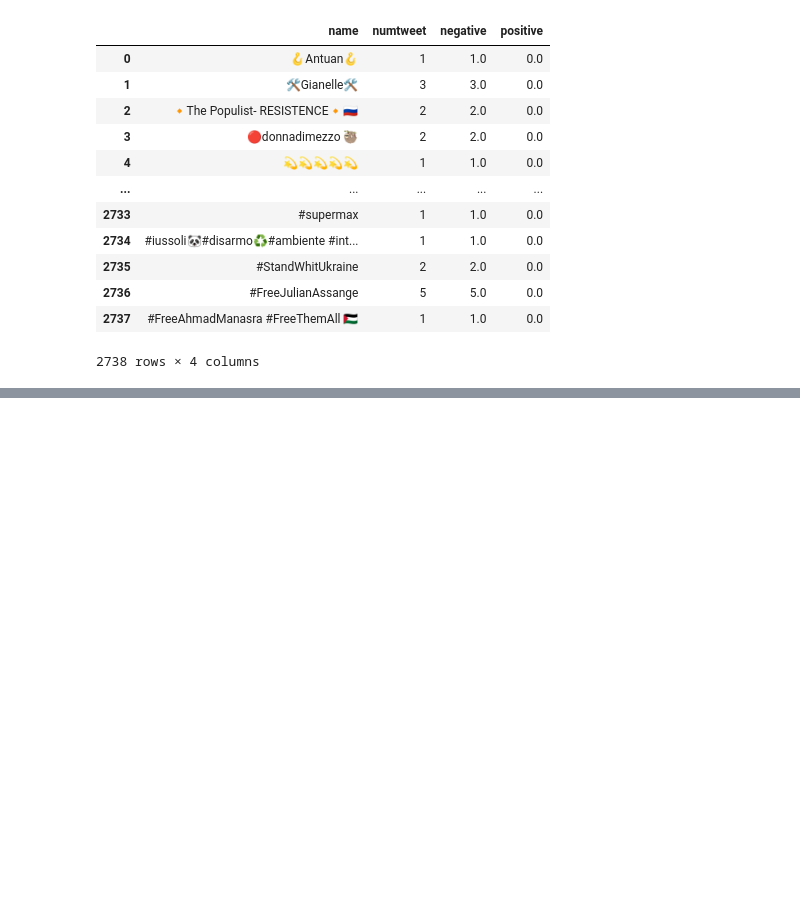
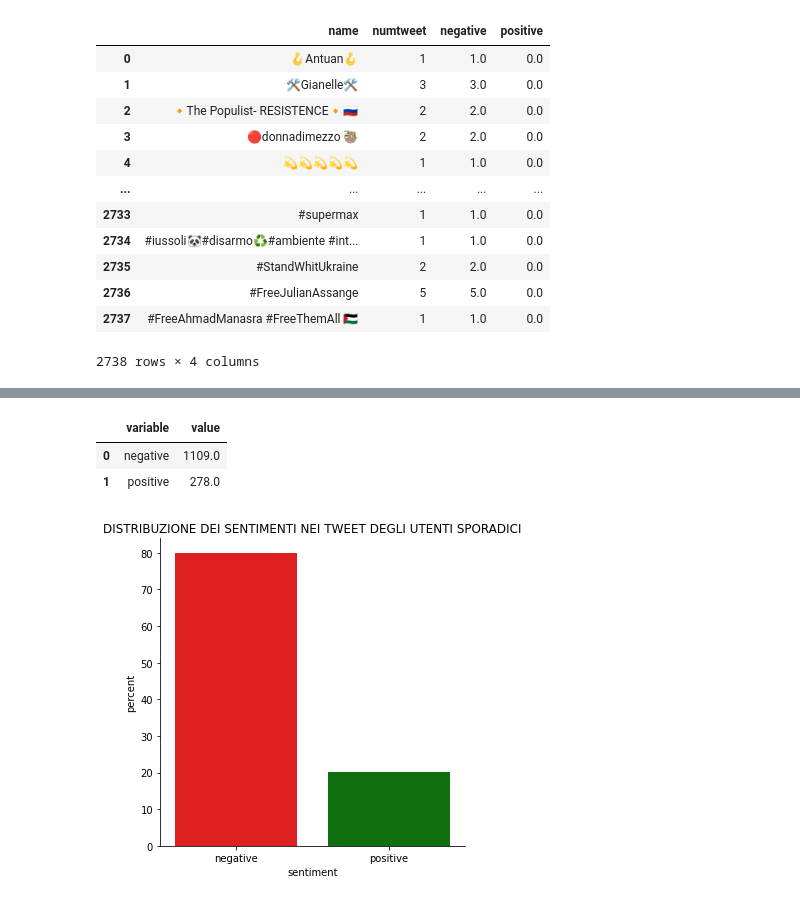
Before and after one commit to paolofesta/prove, a Jupyter notebook: TESI.ipynb, the cells around one changed output, grey strips where cells are left out. Cells and saved outputs as stored; diff of their text form; code cells hidden in the pictures; blank space fills up the shorter version.

```diff
--- a/TESI.ipynb
+++ b/TESI.ipynb
@@ -1142,0 +1166,17 @@ print()
+# %%
+z=df.groupby(["variable"]).sum()
+h=z.reset_index()
+h
+# %% [output]
+|  | variable | value |
+| 0 | negative | 1109.0 |
+| 1 | positive | 278.0 |
+# %%
+z={'percent':[(1109/1387)*100,(278/1387)*100],'sentiment':['negative','positive']}
+df1=pd.DataFrame(data=z)
+# %%
+sns.catplot(data=df1,x='sentiment',y='percent',kind='bar', dodge=True, palette=["r","g"])
+plt.title('DISTRIBUZIONE DEI SENTIMENTI NEI TWEET DEGLI UTENTI SPORADICI')
+print()
+# %% [output]
+[figure, added]
```
Also changed, not shown: parts of 13 cells of this notebook.
